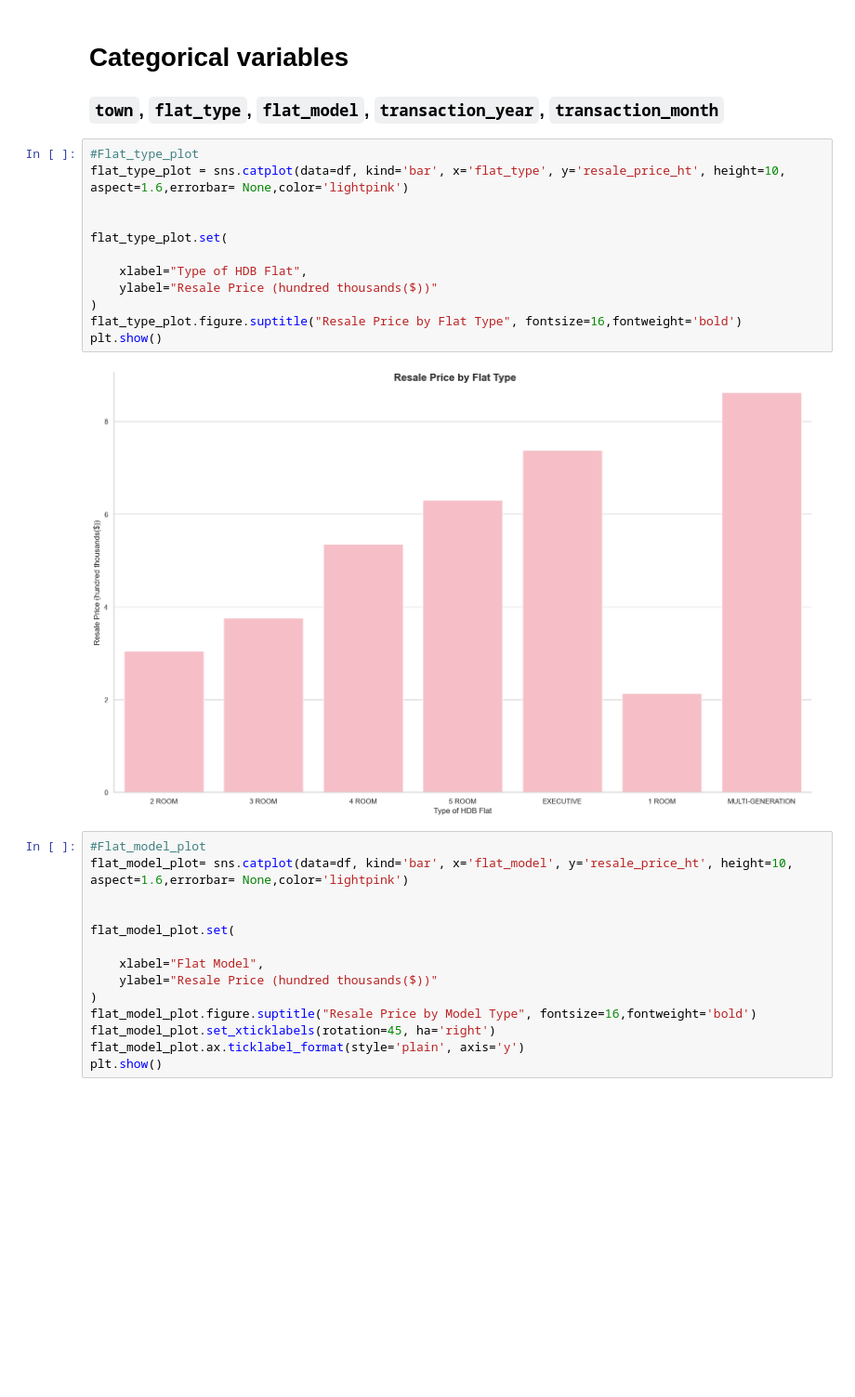
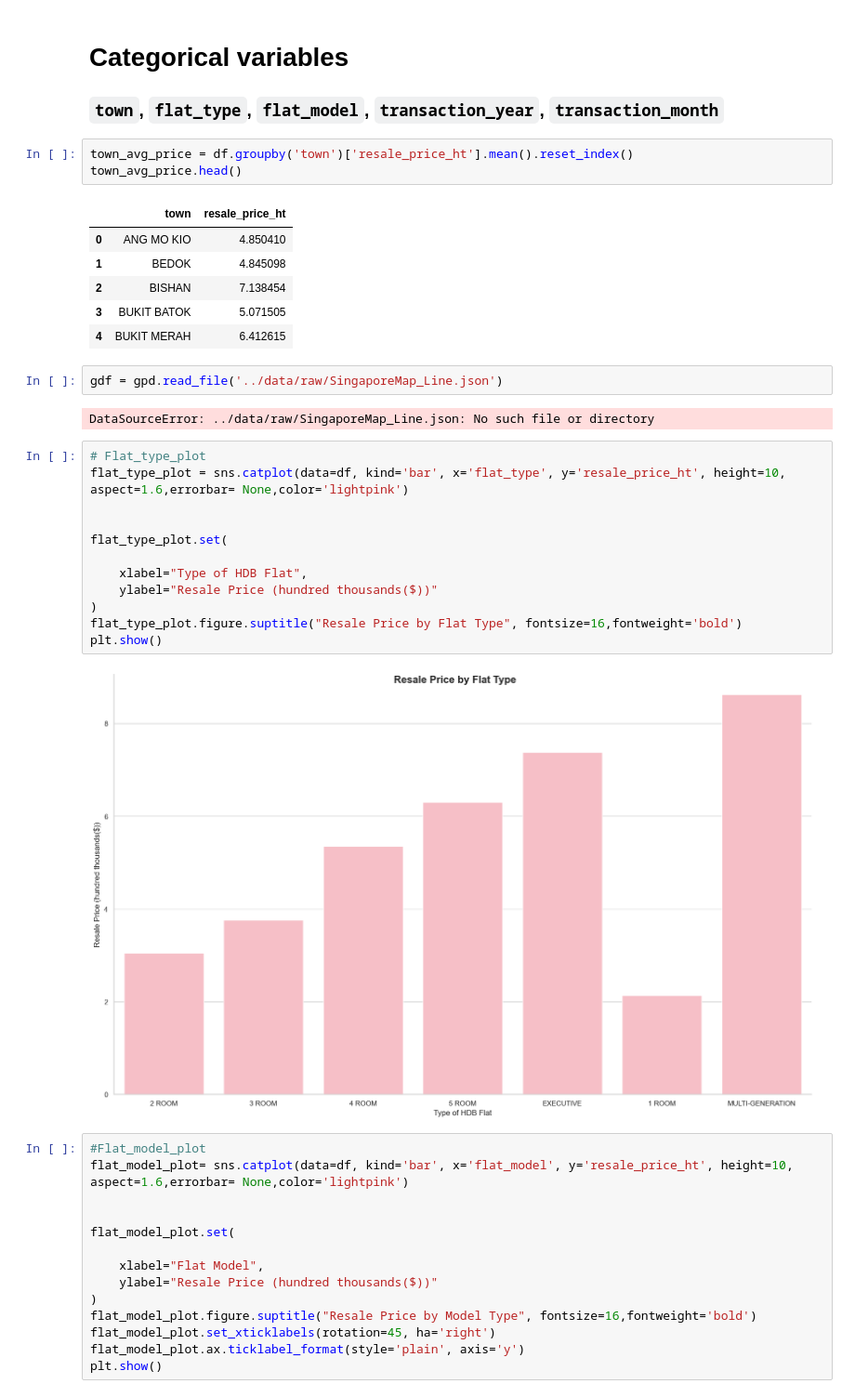
Before and after one commit to yuningyap/HDB-Resale-Flat-Price-Predictor, a Jupyter notebook: notebooks/02_eda.ipynb, the cells around one changed output. Shown at 93% size. Drawn from its saved outputs; the diff is of its cells as text; blank space fills up the shorter version.

```diff
--- a/notebooks/02_eda.ipynb
+++ b/notebooks/02_eda.ipynb
@@ -60,8 +61,22 @@ plt.show()
 # %% [markdown]
 # Categorical variables
 ### `town`, `flat_type`, `flat_model`, `transaction_year`, `transaction_month`
+# %%
+town_avg_price = df.groupby('town')['resale_price_ht'].mean().reset_index()
+town_avg_price.head()
+# %% [output]
+|  | town | resale_price_ht |
+| 0 | ANG MO KIO | 4.850410 |
+| 1 | BEDOK | 4.845098 |
+| 2 | BISHAN | 7.138454 |
+| 3 | BUKIT BATOK | 5.071505 |
+| 4 | BUKIT MERAH | 6.412615 |
+# %%
+gdf = gpd.read_file('../data/raw/SingaporeMap_Line.json')
+# %% [output]
+DataSourceError: ../data/raw/SingaporeMap_Line.json: No such file or directory
 # %%
-#Flat_type_plot
+# Flat_type_plot
 flat_type_plot = sns.catplot(data=df, kind='bar', x='flat_type', y='resale_price_ht', height=10, aspect=1.6,errorbar= None,color='lightpink')
 
 
```
Also changed, not shown: parts of 1 cell of this notebook, 1 other file.
